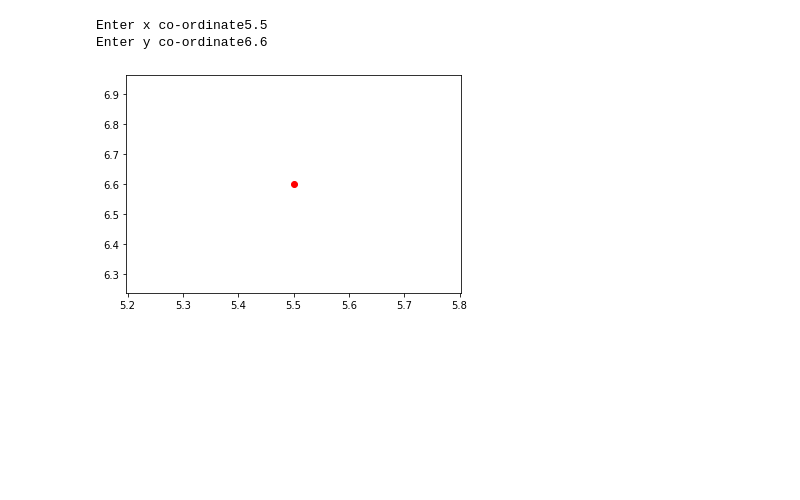
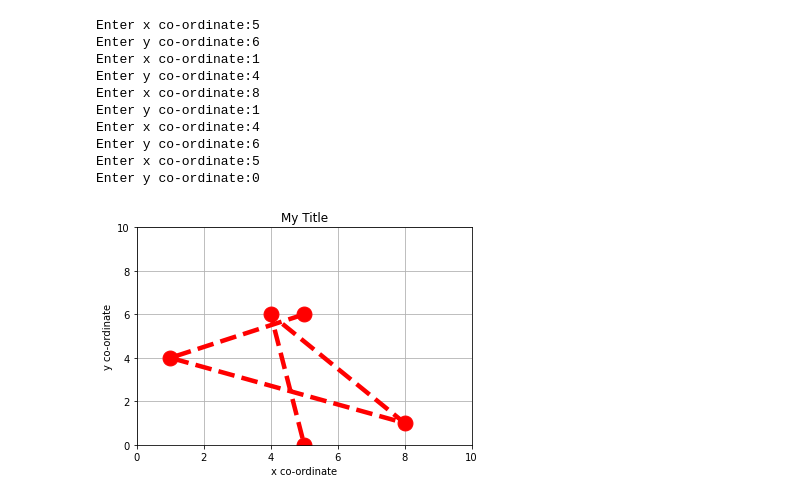
Before and after one commit to HarshrajSharma/DataAnalytics, a Jupyter notebook: DataAnalyticsDay5.ipynb, the cells around one changed output. Saved outputs shown, nothing was run; the diff lists cells and outputs as text; code cells hidden in the pictures; blank space fills up the shorter version.

```diff
--- a/DataAnalyticsDay5.ipynb
+++ b/DataAnalyticsDay5.ipynb
@@ -1,14 +1,39 @@
 # %% [markdown]
 <a href="https://colab.research.google.com/github/HarshrajSharma/DataAnalytics/blob/main/DataAnalyticsDay5.ipynb" target="_parent"><img src="https://colab.research.google.com/assets/colab-badge.svg" alt="Open In Colab"/></a>
-# %%
-#Matplotlib
-
-import matplotlib.pyplot as plt
-x=eval(input('Enter x co-ordinate:'))
-y=eval(input('Enter y co-ordinate:'))
-plt.plot(x,y, 'ro')
-plt.show()
-# %% [output]
-Enter x co-ordinate5.5
-Enter y co-ordinate6.6
-[figure, removed]
+# %%
+#Matplotlib
+
+import matplotlib.pyplot as plt
+
+xList=[]
+yList=[]
+
+fig=plt.figure() #The plot will be saved in the 'fig' object
+
+for i in range(0, 5):
+  x=eval(input('Enter x co-ordinate:'))
+  xList.append(x)
+  y=eval(input('Enter y co-ordinate:'))
+  yList.append(y)
+
+plt.plot(xList,yList, 'ro--', markersize=14.9, linewidth=4.5) #'r' means red and 'o' is the pointer indicator and '--' is the joining line
+plt.title('My Title')
+plt.xlabel('x co-ordinate')
+plt.ylabel('y co-ordinate')
+plt.axis([0,10,0,10])  #[xMin, xMax, yMin, yMax]
+plt.grid()
+plt.show()
+
+fig.savefig('test1.jpg')
+# %% [output]
+Enter x co-ordinate:5
+Enter y co-ordinate:6
+Enter x co-ordinate:1
+Enter y co-ordinate:4
+Enter x co-ordinate:8
+Enter y co-ordinate:1
+Enter x co-ordinate:4
+Enter y co-ordinate:6
+Enter x co-ordinate:5
+Enter y co-ordinate:0
+[figure, added]
```
Also changed, not shown: parts of 2 cells of this notebook.
